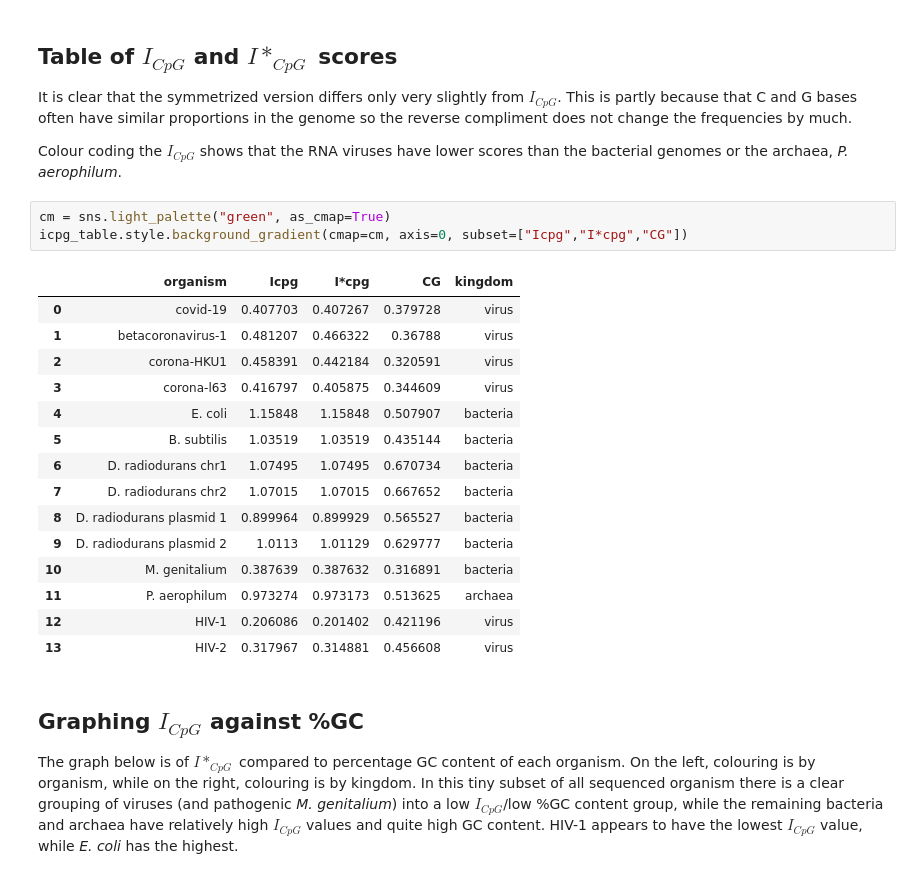
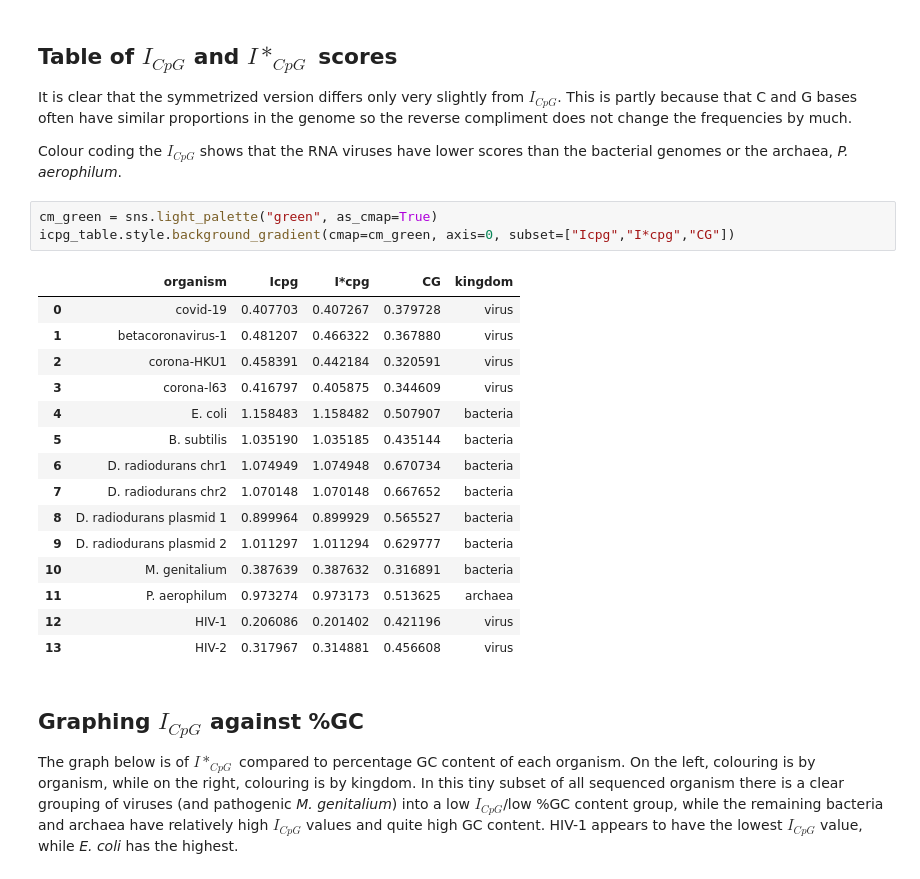
Before and after one commit to adamdoescode/CpG-in-covid, a Jupyter notebook: analysis.ipynb, the cells around one changed output. Cells and saved outputs as stored; diff of their text form.

```diff
--- a/analysis.ipynb
+++ b/analysis.ipynb
@@ -179,20 +190,20 @@ It is clear that the symmetrized version differs only very slightly from $I_{CpG
 
 Colour coding the $I_{CpG}$ shows that the RNA viruses have lower scores than the bacterial genomes or the archaea, *P. aerophilum*.
 # %%
-cm = sns.light_palette("green", as_cmap=True)
-icpg_table.style.background_gradient(cmap=cm, axis=0, subset=["Icpg","I*cpg","CG"])
+cm_green = sns.light_palette("green", as_cmap=True)
+icpg_table.style.background_gradient(cmap=cm_green, axis=0, subset=["Icpg","I*cpg","CG"])
 # %% [output]
 |  | organism | Icpg | I*cpg | CG | kingdom |
 | 0 | covid-19 | 0.407703 | 0.407267 | 0.379728 | virus |
-| 1 | betacoronavirus-1 | 0.481207 | 0.466322 | 0.36788 | virus |
+| 1 | betacoronavirus-1 | 0.481207 | 0.466322 | 0.367880 | virus |
 | 2 | corona-HKU1 | 0.458391 | 0.442184 | 0.320591 | virus |
 | 3 | corona-l63 | 0.416797 | 0.405875 | 0.344609 | virus |
-| 4 | E. coli | 1.15848 | 1.15848 | 0.507907 | bacteria |
-| 5 | B. subtilis | 1.03519 | 1.03519 | 0.435144 | bacteria |
-| 6 | D. radiodurans chr1 | 1.07495 | 1.07495 | 0.670734 | bacteria |
-| 7 | D. radiodurans chr2 | 1.07015 | 1.07015 | 0.667652 | bacteria |
+| 4 | E. coli | 1.158483 | 1.158482 | 0.507907 | bacteria |
+| 5 | B. subtilis | 1.035190 | 1.035185 | 0.435144 | bacteria |
+| 6 | D. radiodurans chr1 | 1.074949 | 1.074948 | 0.670734 | bacteria |
+| 7 | D. radiodurans chr2 | 1.070148 | 1.070148 | 0.667652 | bacteria |
 | 8 | D. radiodurans plasmid 1 | 0.899964 | 0.899929 | 0.565527 | bacteria |
-| 9 | D. radiodurans plasmid 2 | 1.0113 | 1.01129 | 0.629777 | bacteria |
+| 9 | D. radiodurans plasmid 2 | 1.011297 | 1.011294 | 0.629777 | bacteria |
 | 10 | M. genitalium | 0.387639 | 0.387632 | 0.316891 | bacteria |
 | 11 | P. aerophilum | 0.973274 | 0.973173 | 0.513625 | archaea |
 | 12 | HIV-1 | 0.206086 | 0.201402 | 0.421196 | virus |
```
Also changed, not shown: parts of 5 cells of this notebook, 2 other files.
